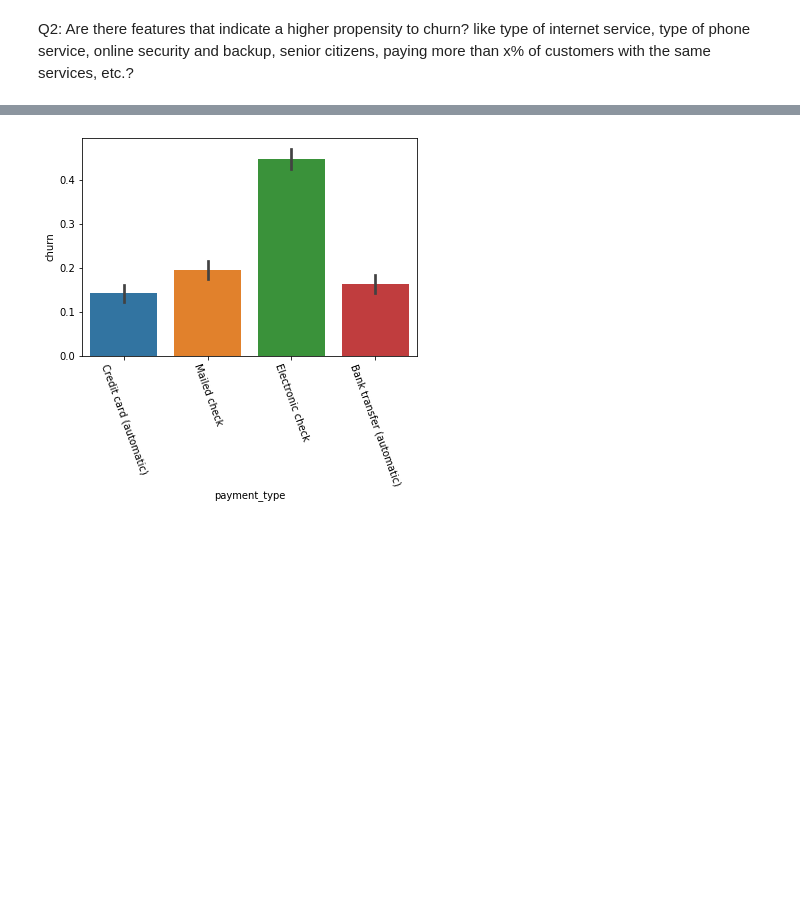
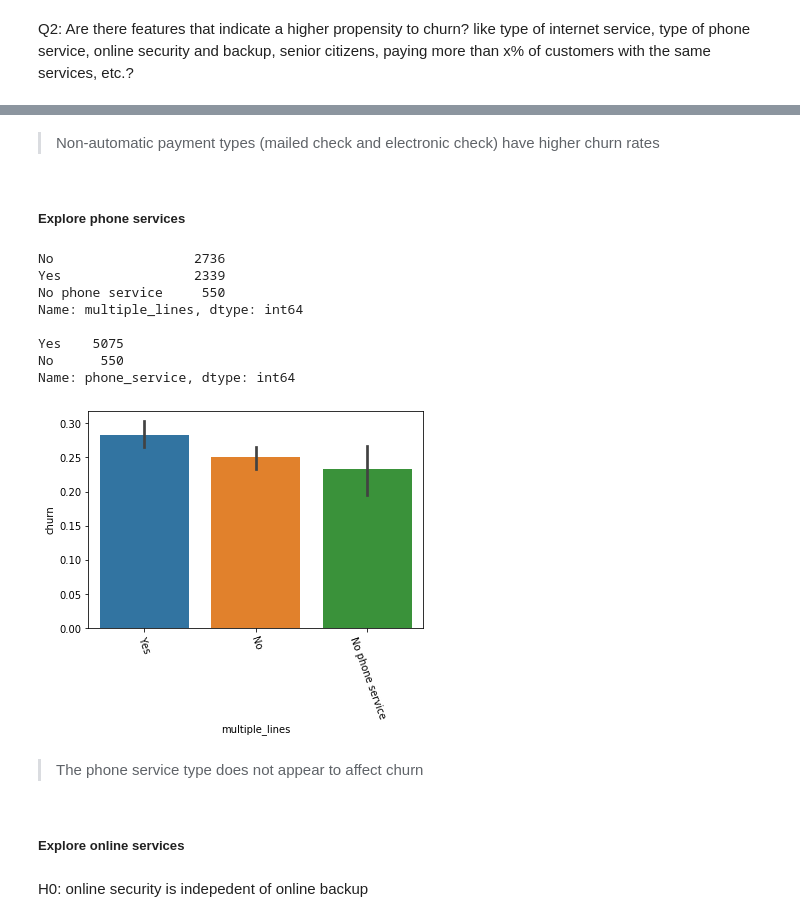
Before and after one commit to misty-garcia/telco-churn-project, a Jupyter notebook: telco_pipeline.ipynb, the cells around one changed output, grey strips where cells are left out. Cells and saved outputs as stored; diff of their text form; code cells hidden in the pictures; blank space fills up the shorter version.

```diff
--- a/telco_pipeline.ipynb
+++ b/telco_pipeline.ipynb
@@ -315,0 +308,3 @@ train1.head()
+# %%
+train1.drop(columns=["payment_type_id","contract_type_id","internet_service_type_id"], inplace=True)
+test1.drop(columns=["payment_type_id","contract_type_id","internet_service_type_id"], inplace=True)
@@ -325,6 +358,34 @@ Q2: Are there features that indicate a higher propensity to churn? like type of
+# %% [markdown]
+> Non-automatic payment types (mailed check and electronic check) have higher churn rates
+# %% [markdown]
+##### Explore phone services
+# %%
+# multiple lines is redundant information of phone service, therefore, drop phone service column
+print(train1.multiple_lines.value_counts())
+print()
+print(train1.phone_service.value_counts())
+# %% [output]
+No                  2736
+Yes                 2339
+No phone service     550
+Name: multiple_lines, dtype: int64
+
+Yes    5075
+No      550
+Name: phone_service, dtype: int64
+# %%
+train1.drop(columns = "phone_service", inplace=True)
+test1.drop(columns = "phone_service", inplace=True)
 # %%
-sns.barplot(x="payment_type", y="churn", data=train1)
+# plot phone type
+sns.barplot(x="multiple_lines", y="churn", data=train1)
 plt.xticks(rotation=-70)
 plt.show()
 # %% [output]
-[figure, old version]
+[figure, new version]
+# %% [markdown]
+> The phone service type does not appear to affect churn
+# %% [markdown]
+##### Explore online services
+# %% [markdown]
+H0: online security is indepedent of online backup
```
Also changed, not shown: parts of 20 cells of this notebook, 1 other file.
